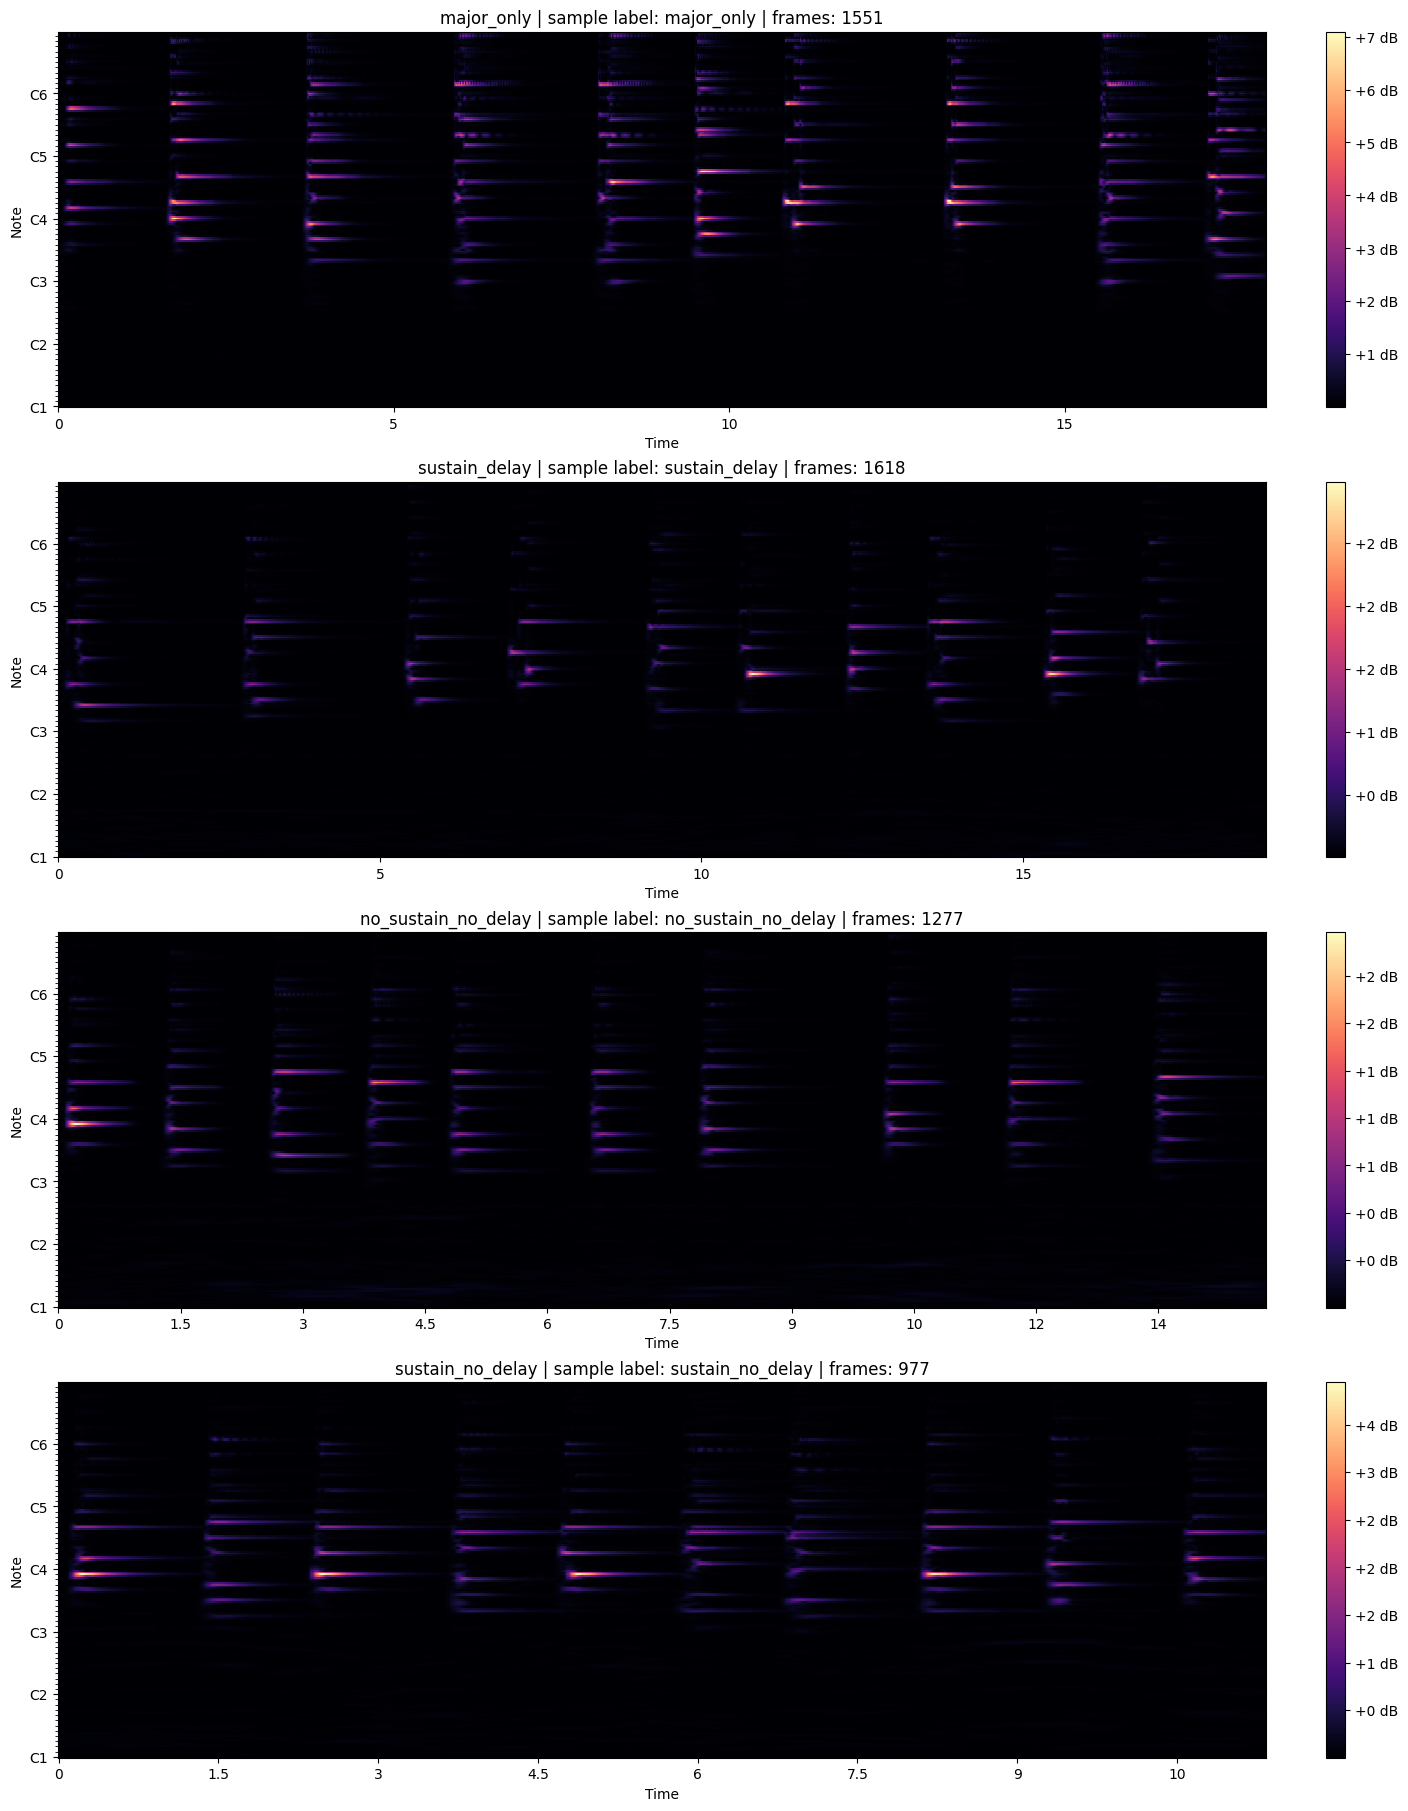
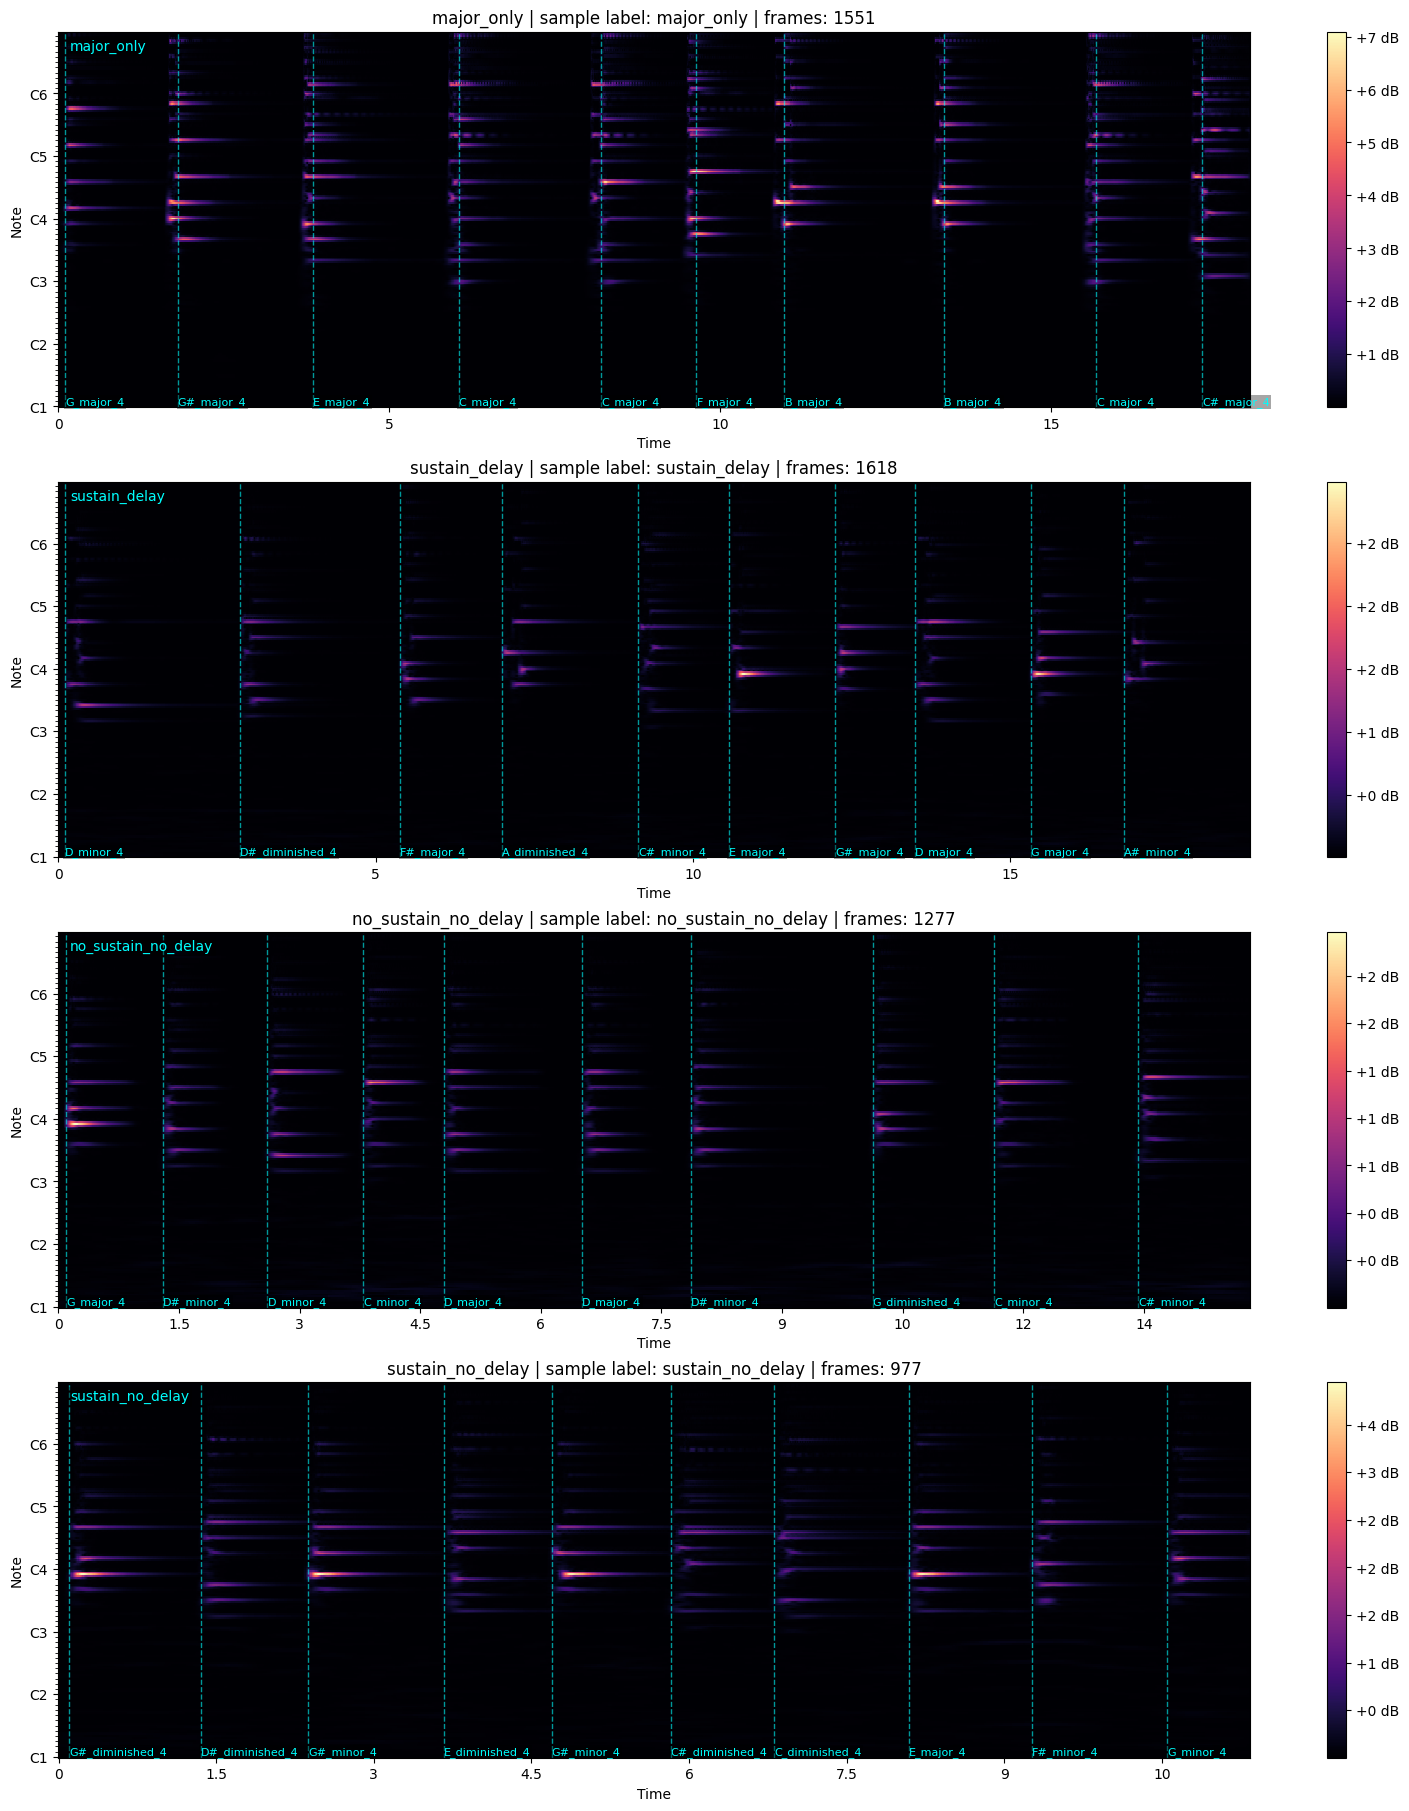
The notebook cell's code change between the first figure and the second:
--- before
+++ after
@@ -19,4 +19,5 @@
     features = data["features"]
     labels = data["labels"]
+    annotations = data["annotations"][0]
 
     sample_cqt = features[0]
@@ -31,4 +32,33 @@
         ax=axis,
     )
+
+    y_bottom = axis.get_ylim()[0]
+    for annotation in annotations:
+        onset_time = annotation["start"]
+        chord_name = annotation["chord"]
+        axis.axvline(onset_time, color="cyan", linestyle="--", linewidth=1, alpha=0.6)
+        axis.text(
+            onset_time,
+            y_bottom,
+            chord_name,
+            va="bottom",
+            ha="left",
+            fontsize=8,
+            color="cyan",
+            bbox=dict(facecolor="black", alpha=0.35, edgecolor="none", pad=1),
+        )
+
+    axis.text(
+        0.01,
+        0.98,
+        dataset_name,
+        transform=axis.transAxes,
+        va="top",
+        ha="left",
+        fontsize=10,
+        color="cyan",
+        bbox=dict(facecolor="black", alpha=0.35, edgecolor="none", pad=2),
+    )
+
     axis.set_title(f"{dataset_name} | sample label: {labels[0]} | frames: {sample_cqt.shape[1]}")
     fig.colorbar(axis.collections[0], ax=axis, format="%+2.0f dB")

Commit: extract annotations show exmaple plots in validation cqt extract